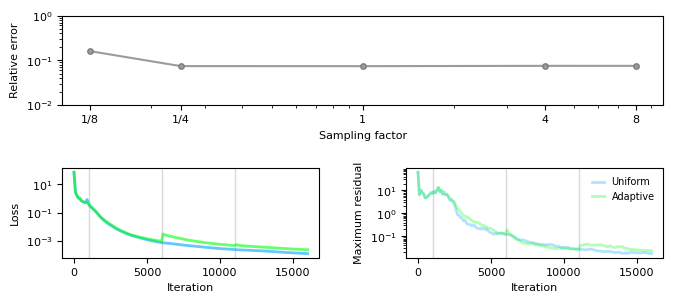
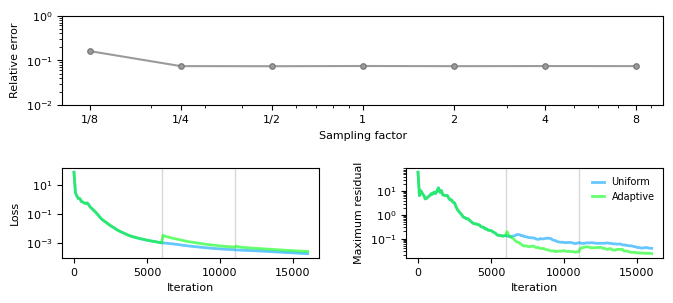
Unified diff of the notebook cell whose output changed from the first chart to the second:
--- before
+++ after
@@ -7,6 +7,6 @@
 results_adaptive = pd.read_csv("data/3_adaptive_sampling.csv")
 
-l2_errors = np.load("data/pinns_L2_errors_sampling_2026-04-11_15-41-14.npy")
-sampling_factors = [1/8, 1/4, 1.0, 4, 8]
+l2_errors = np.load("data/l2_errors_sampling.npy")
+sampling_factors = [1/8, 1/4, 1/2, 1.0, 2.0, 4.0, 8.0]
 
 # Extract columns
@@ -42,6 +42,6 @@
 
 ax_top.set_xscale('log')
-ax_top.set_xticks([1/8, 1/4, 1.0, 4, 8])
-ax_top.set_xticklabels(['1/8', '1/4', '1', '4', '8'])
+ax_top.set_xticks([1/8, 1/4, 1/2, 1.0, 2.0, 4.0, 8.0])
+ax_top.set_xticklabels(['1/8', '1/4', '1/2', '1', '2', '4', '8'])
 
 ax_top.set_yscale('log')
@@ -55,6 +55,6 @@
 ax1 = fig.add_subplot(gs[1, 0])
 
-ax1.plot(it_c, loss_c, color="#00a2ff", linewidth=2.0, alpha=0.6)
-ax1.plot(it_a, loss_a, color="#00ff0d", linewidth=2.0, alpha=0.6)
+ax1.plot(it_c, loss_c, color="#00a2ff", linewidth=2.0, alpha=0.6 , zorder=2)
+ax1.plot(it_a, loss_a, color="#00ff0d", linewidth=2.0, alpha=0.6, zorder=2)
 
 ax1.set_xlabel("Iteration", fontsize=8)
@@ -68,7 +68,7 @@
 ax2 = fig.add_subplot(gs[1, 1])
 
-ax2.plot(it_c, max_residual_c, color="#00a2ff", linewidth=2.0, alpha=0.3)
-ax2.plot(it_a, max_residual_a, color="#00ff0d", linewidth=2.0, alpha=0.3)
-resample_iters = [1000, 6000, 11000]
+ax2.plot(it_c, max_residual_c, color="#00a2ff", linewidth=2.0, alpha=0.6, zorder=2)
+ax2.plot(it_a, max_residual_a, color="#00ff0d", linewidth=2.0, alpha=0.6, zorder=2)
+resample_iters = [6000, 11000]
 
 for x in resample_iters:

Commit: Update binary files and add new data logs for comparison figures